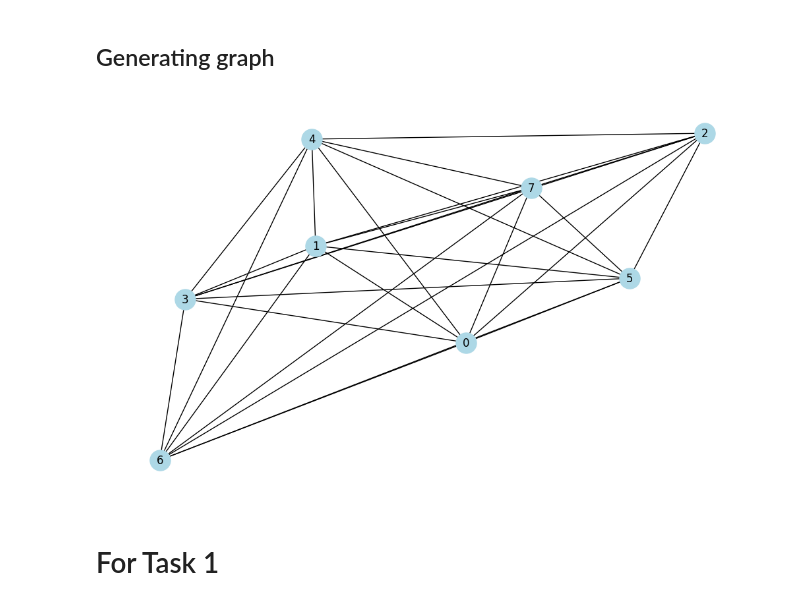
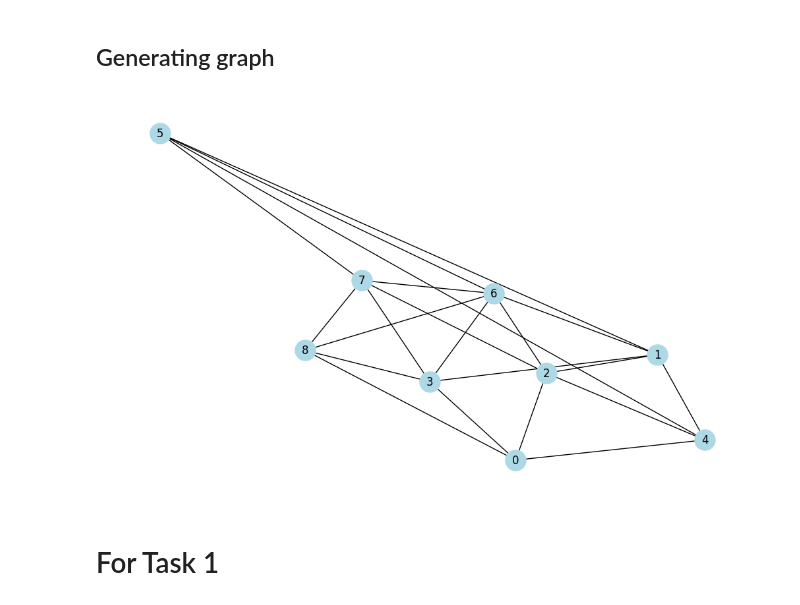
Before and after one commit to Vitalii-pr/lab_2, a Jupyter notebook: Graph Generation.ipynb, the cells around one changed output. Drawn from its saved outputs; the diff is of its cells as text; code cells hidden in the pictures.

```diff
--- a/Graph Generation.ipynb
+++ b/Graph Generation.ipynb
@@ -42,7 +42,7 @@ def gnp_random_connected_graph(num_of_nodes: int,
                 G.add_edge(*e)
 
     for (u,v,w) in G.edges(data=True):
-        w['weight'] = random.randint(-5, 20)
+        w['weight'] = random.randint(0, 20)
 
     if draw:
         plt.figure(figsize=(10,6))
@@ -64,9 +64,9 @@ def gnp_random_connected_graph(num_of_nodes: int,
 
     return G
 # %%
-G = gnp_random_connected_graph(8, 1, False, True)
+G = gnp_random_connected_graph(9, 0.5, False, True)
 # %% [output]
-[figure, old version]
+[figure, new version]
 # %% [markdown]
 # For Task 1
 # %% [markdown]
```
Also changed, not shown: parts of 17 cells of this notebook, 1 other file.
